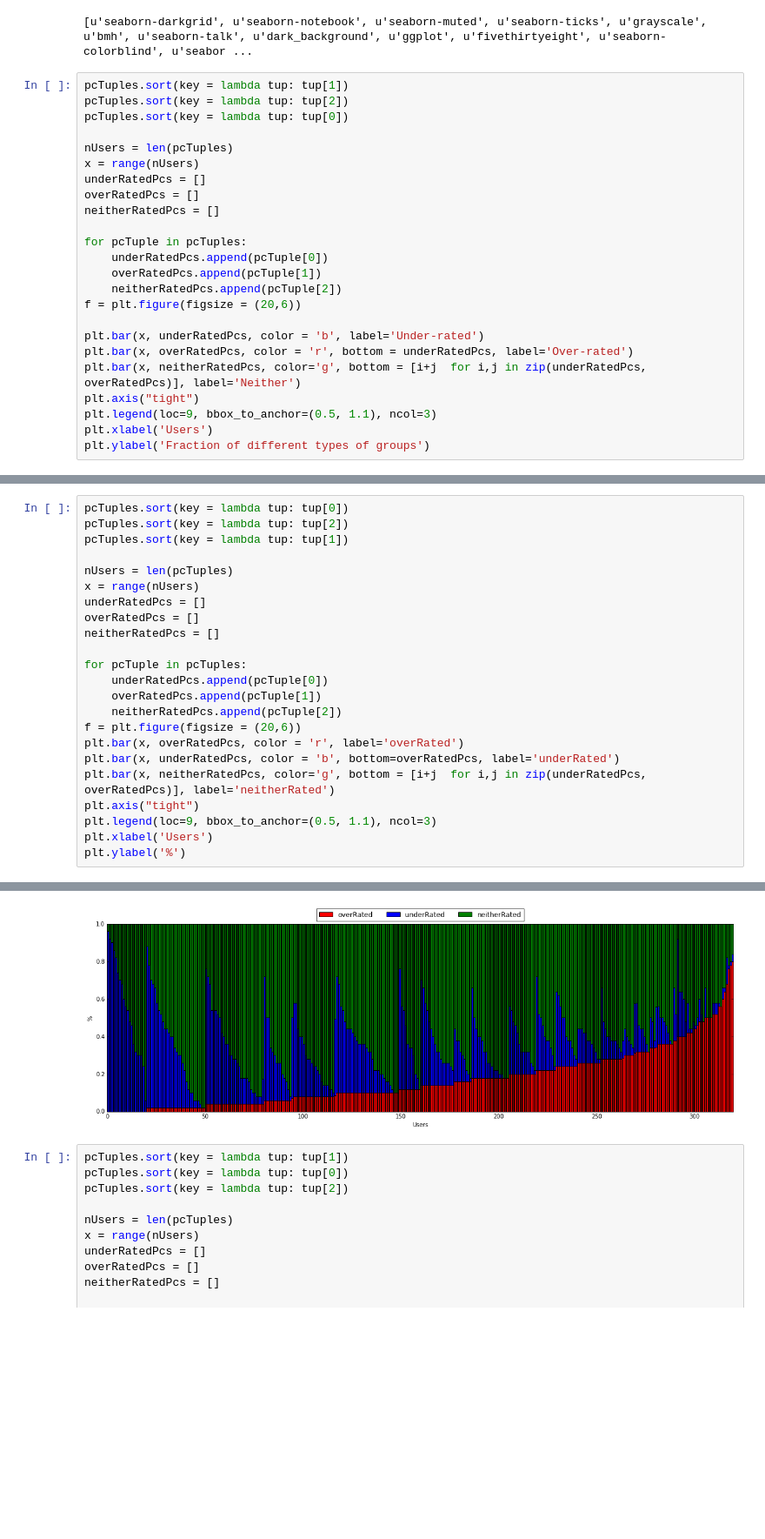
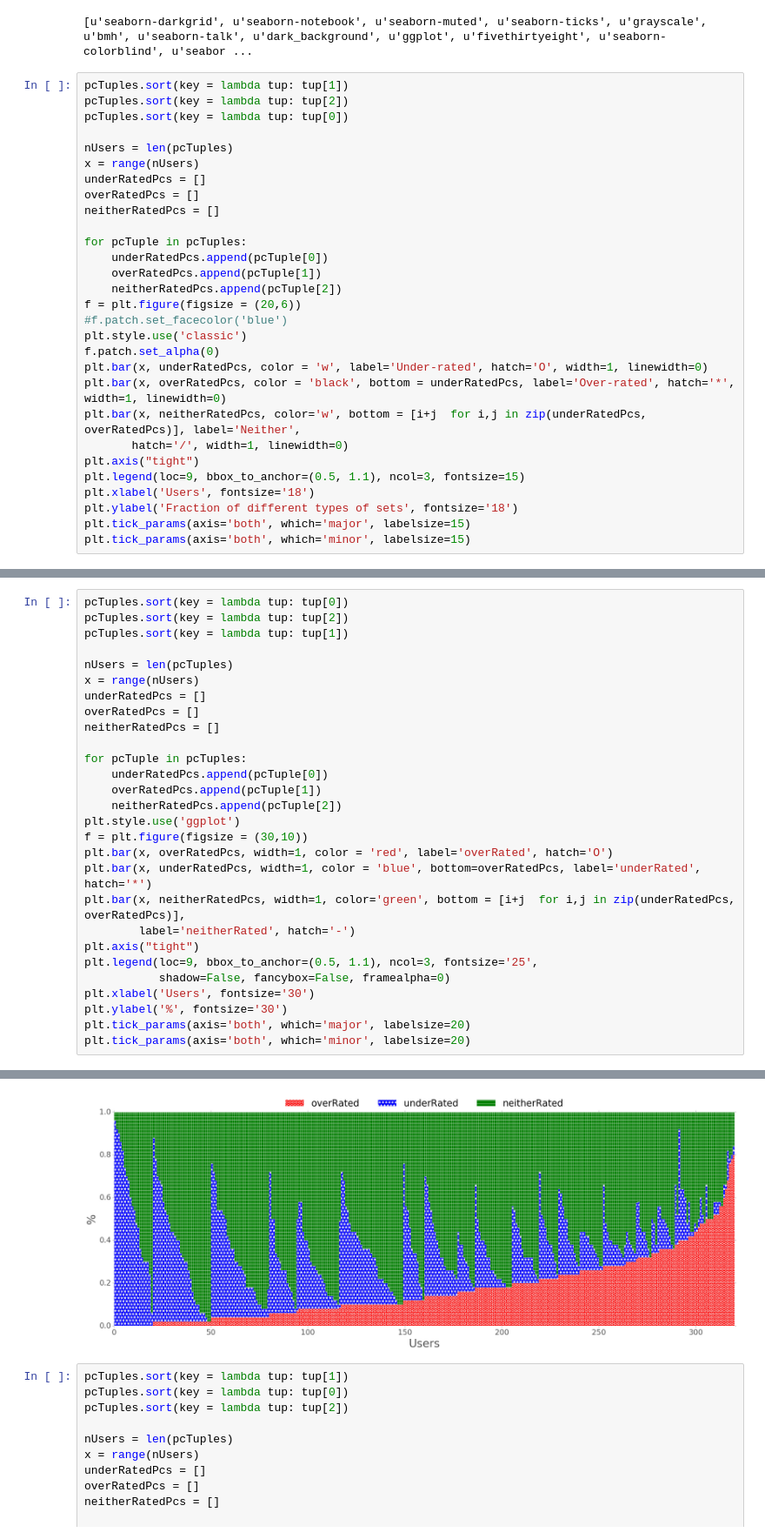
Before and after one commit to mohit-shrma/setrec, a Jupyter notebook: python/grouplens/Grouplens2.ipynb, the cells around one changed output, grey strips where cells are left out. Shown at 87% size. Drawn from its saved outputs; the diff is of its cells as text; blank space fills up the shorter version.

Commit message:
updated notebook with new plots

```diff
--- a/python/grouplens/Grouplens2.ipynb
+++ b/python/grouplens/Grouplens2.ipynb
@@ -392,12 +401,17 @@ for pcTuple in pcTuples:
     overRatedPcs.append(pcTuple[1])
     neitherRatedPcs.append(pcTuple[2])
 f = plt.figure(figsize = (20,6))
-
-plt.bar(x, underRatedPcs, color = 'b', label='Under-rated')
-plt.bar(x, overRatedPcs, color = 'r', bottom = underRatedPcs, label='Over-rated')
-plt.bar(x, neitherRatedPcs, color='g', bottom = [i+j  for i,j in zip(underRatedPcs, overRatedPcs)], label='Neither')
+#f.patch.set_facecolor('blue')
+plt.style.use('classic')
+f.patch.set_alpha(0)
+plt.bar(x, underRatedPcs, color = 'w', label='Under-rated', hatch='O', width=1, linewidth=0)
+plt.bar(x, overRatedPcs, color = 'black', bottom = underRatedPcs, label='Over-rated', hatch='*', width=1, linewidth=0)
+plt.bar(x, neitherRatedPcs, color='w', bottom = [i+j  for i,j in zip(underRatedPcs, overRatedPcs)], label='Neither',
+       hatch='/', width=1, linewidth=0)
 plt.axis("tight")
-plt.legend(loc=9, bbox_to_anchor=(0.5, 1.1), ncol=3)
-plt.xlabel('Users')
-plt.ylabel('Fraction of different types of groups')
+plt.legend(loc=9, bbox_to_anchor=(0.5, 1.1), ncol=3, fontsize=15)
+plt.xlabel('Users', fontsize='18')
+plt.ylabel('Fraction of different types of sets', fontsize='18')
+plt.tick_params(axis='both', which='major', labelsize=15)
+plt.tick_params(axis='both', which='minor', labelsize=15)
 # %% [output]
@@ -418,12 +431,17 @@ for pcTuple in pcTuples:
     underRatedPcs.append(pcTuple[0])
     overRatedPcs.append(pcTuple[1])
     neitherRatedPcs.append(pcTuple[2])
-f = plt.figure(figsize = (20,6))
-plt.bar(x, overRatedPcs, color = 'r', label='overRated')
-plt.bar(x, underRatedPcs, color = 'b', bottom=overRatedPcs, label='underRated')
-plt.bar(x, neitherRatedPcs, color='g', bottom = [i+j  for i,j in zip(underRatedPcs, overRatedPcs)], label='neitherRated')
+plt.style.use('ggplot')
+f = plt.figure(figsize = (30,10))
+plt.bar(x, overRatedPcs, width=1, color = 'red', label='overRated', hatch='O')
+plt.bar(x, underRatedPcs, width=1, color = 'blue', bottom=overRatedPcs, label='underRated', hatch='*')
+plt.bar(x, neitherRatedPcs, width=1, color='green', bottom = [i+j  for i,j in zip(underRatedPcs, overRatedPcs)],
+        label='neitherRated', hatch='-')
 plt.axis("tight")
-plt.legend(loc=9, bbox_to_anchor=(0.5, 1.1), ncol=3)
-plt.xlabel('Users')
-plt.ylabel('%')
+plt.legend(loc=9, bbox_to_anchor=(0.5, 1.1), ncol=3, fontsize='25',
+           shadow=False, fancybox=False, framealpha=0)
+plt.xlabel('Users', fontsize='30')
+plt.ylabel('%', fontsize='30')
+plt.tick_params(axis='both', which='major', labelsize=20)
+plt.tick_params(axis='both', which='minor', labelsize=20)
 # %% [output]
@@ -431,4 +448,4 @@ plt.ylabel('%')
-[figure, old version]
+[figure, new version]
 # %%
 pcTuples.sort(key = lambda tup: tup[1])
 pcTuples.sort(key = lambda tup: tup[0])
```
Also changed, not shown: parts of 22 cells of this notebook.
